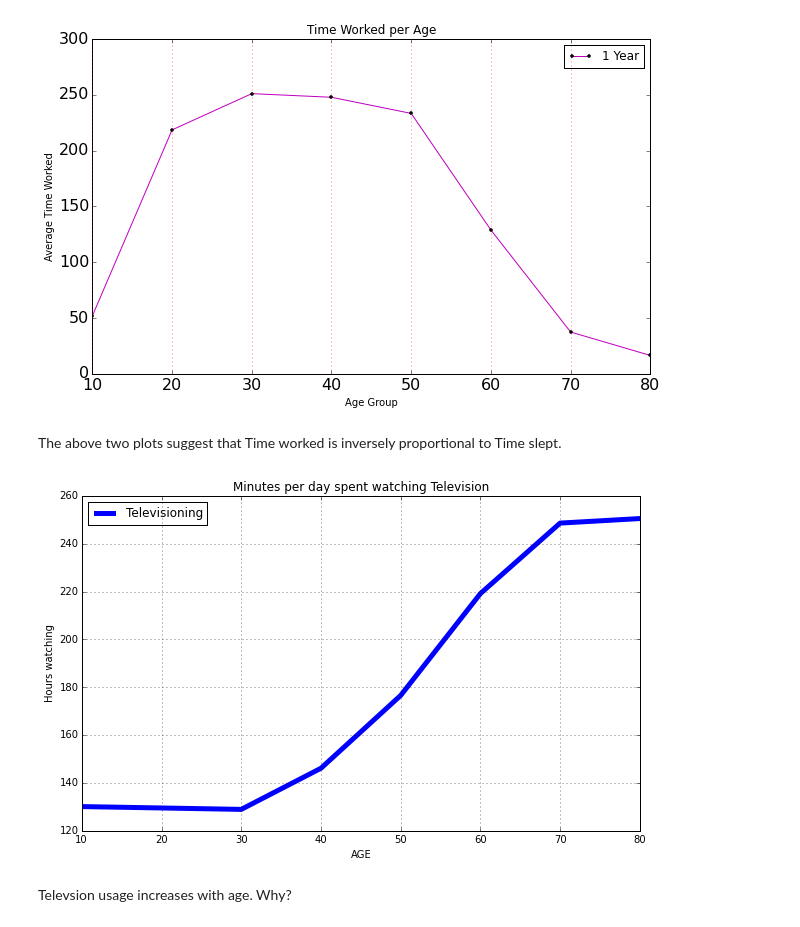
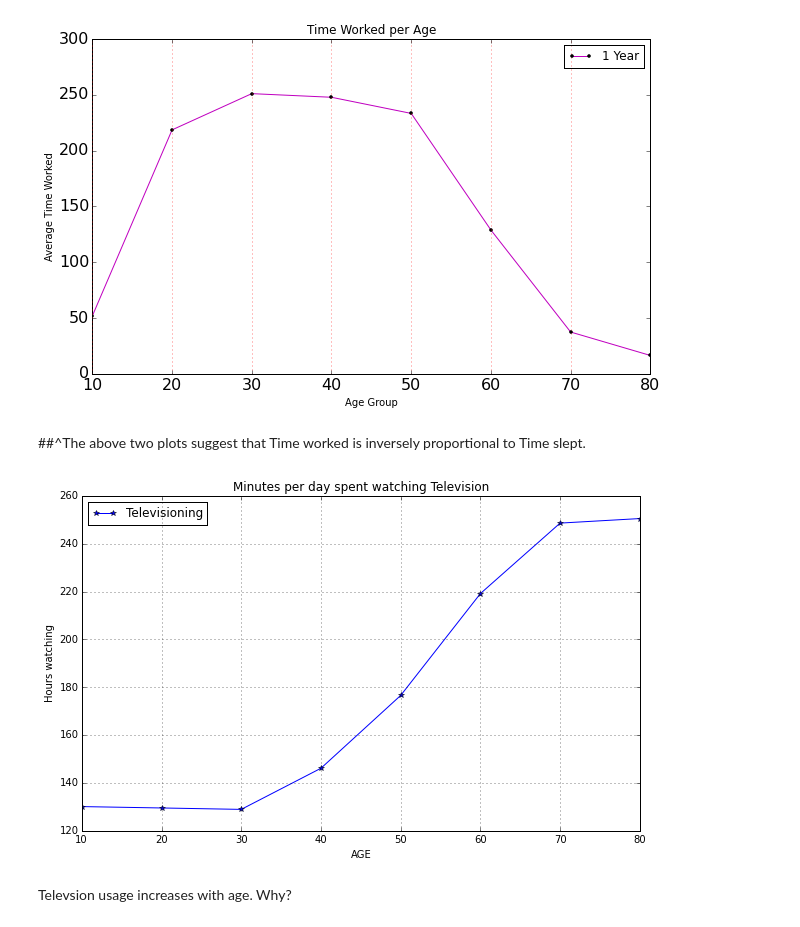
Before and after one commit to tiy-gvl-python/atus-analysis, a Jupyter notebook: Data Analysis.ipynb, the cells around one changed output. Cells and saved outputs as stored; diff of their text form; code cells hidden in the pictures.

```diff
--- a/Data Analysis.ipynb
+++ b/Data Analysis.ipynb
@@ -162,16 +169,16 @@ work_plot.grid(axis='x',color='r')
 # %% [output]
 [figure]
 # %% [markdown]
-The above two plots suggest that Time worked is inversely proportional to Time slept.
+##^The above two plots suggest that Time worked is inversely proportional to Time slept.
 # %%
 watcher = all_time(master, 'Televisioning', '120303', 'TEAGE')
 watched = watcher.plot(figsize=(10,6), title='Minutes per day spent watching Television',
-                       linewidth=5)
+                       linewidth=1, marker = '*')
 watched.set_xlabel('AGE')
 watched.set_ylabel('Hours watching')
 watched.grid()
 # %% [output]
-[figure, old version]
+[figure, new version]
 # %% [markdown]
 Televsion usage increases with age. Why?
 # %%
```
Also changed, not shown: parts of 2 cells of this notebook.
